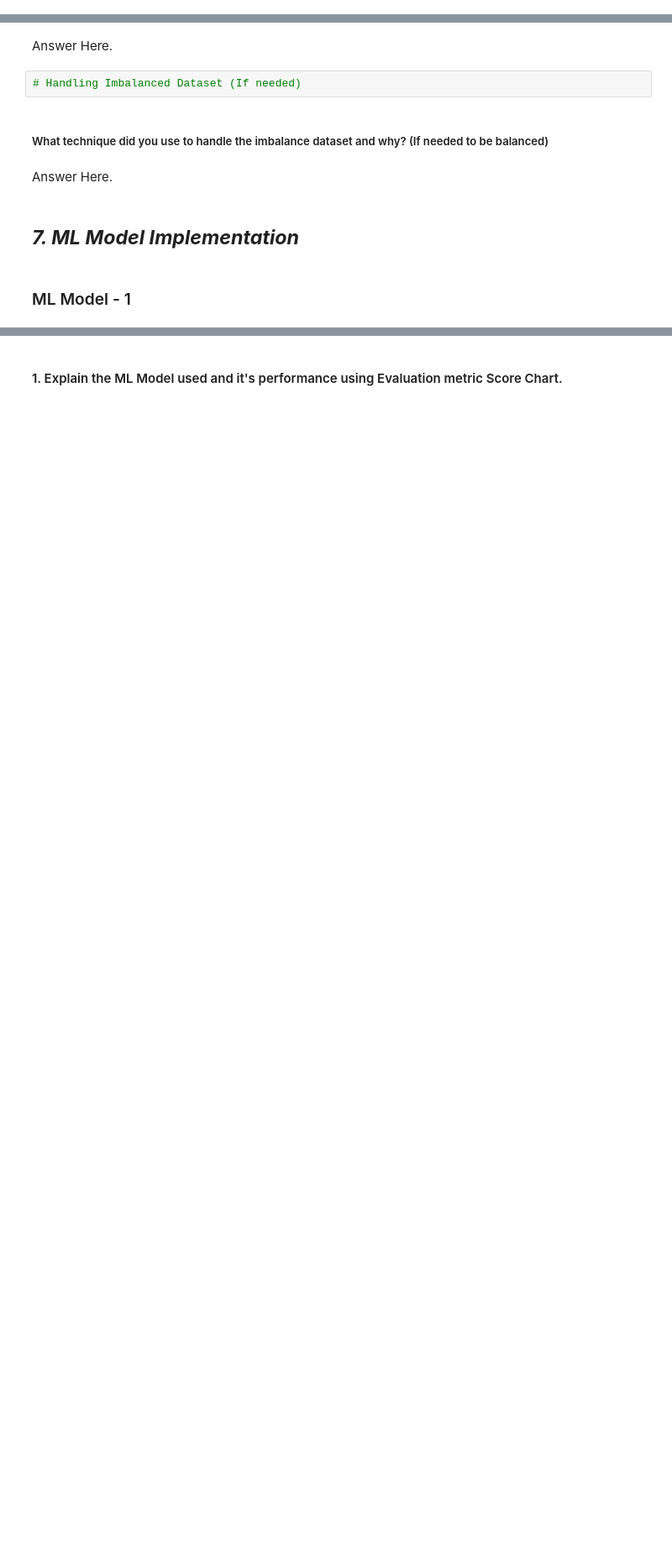
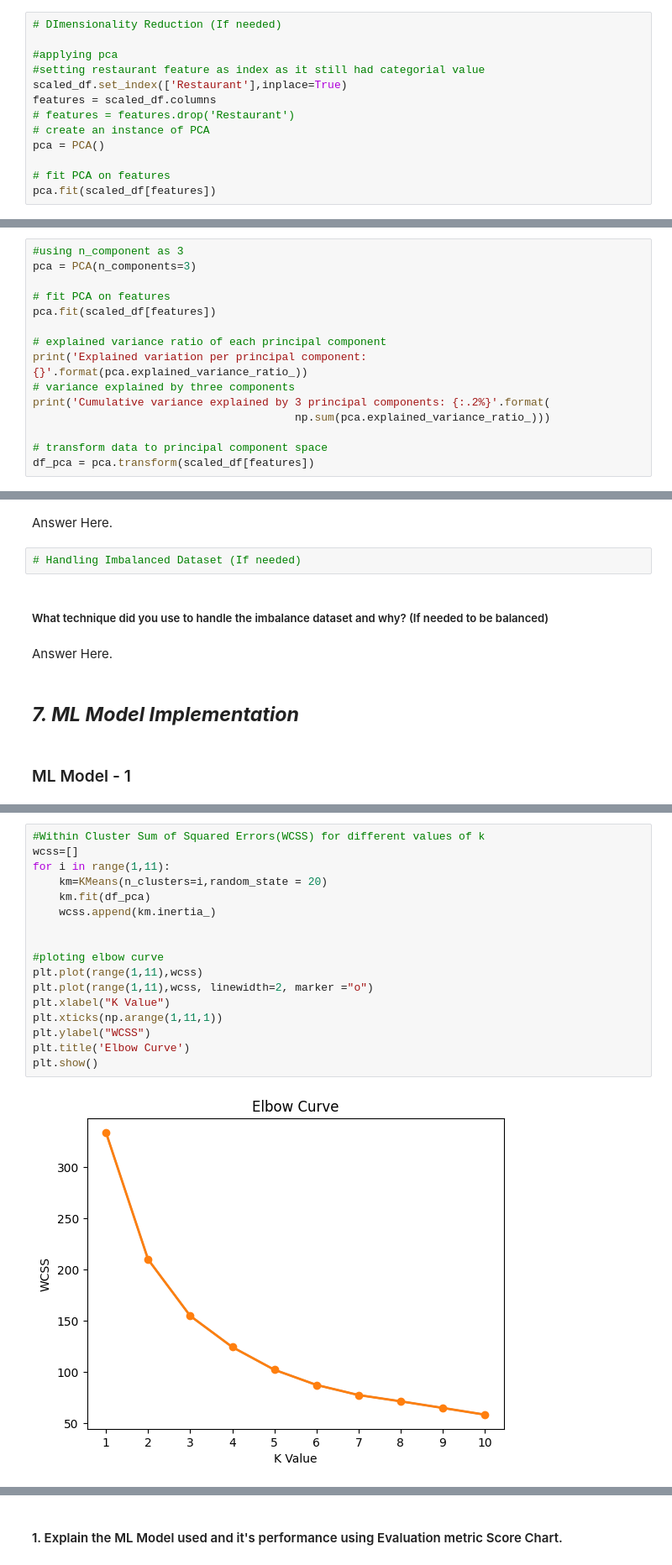
Before and after one commit to ruksz/Zomato-Restaurant---Unsupervised-ML, a Jupyter notebook: Unsupervised_ML_Zomato_Analysis.ipynb, the cells around one changed output, grey strips where cells are left out. Shown at 84% size. Drawn from its saved outputs; the diff is of its cells as text; blank space fills up the shorter version.

```diff
--- a/Unsupervised_ML_Zomato_Analysis.ipynb
+++ b/Unsupervised_ML_Zomato_Analysis.ipynb
@@ -1683,0 +1738,13 @@ Answer Here.
+# %%
+# DImensionality Reduction (If needed)
+
+#applying pca
+#setting restaurant feature as index as it still had categorial value
+scaled_df.set_index(['Restaurant'],inplace=True)
+features = scaled_df.columns
+# features = features.drop('Restaurant')
+# create an instance of PCA
+pca = PCA()
+
+# fit PCA on features
+pca.fit(scaled_df[features])
@@ -1683,0 +1759,15 @@ Answer Here.
+# %%
+#using n_component as 3
+pca = PCA(n_components=3)
+
+# fit PCA on features
+pca.fit(scaled_df[features])
+
+# explained variance ratio of each principal component
+print('Explained variation per principal component: {}'.format(pca.explained_variance_ratio_))
+# variance explained by three components
+print('Cumulative variance explained by 3 principal components: {:.2%}'.format(
+                                        np.sum(pca.explained_variance_ratio_)))
+
+# transform data to principal component space
+df_pca = pca.transform(scaled_df[features])
@@ -1717,0 +1824,19 @@ Answer Here.
+# %%
+#Within Cluster Sum of Squared Errors(WCSS) for different values of k
+wcss=[]
+for i in range(1,11):
+    km=KMeans(n_clusters=i,random_state = 20)
+    km.fit(df_pca)
+    wcss.append(km.inertia_)
+
+
+#ploting elbow curve
+plt.plot(range(1,11),wcss)
+plt.plot(range(1,11),wcss, linewidth=2, marker ="o")
+plt.xlabel("K Value")
+plt.xticks(np.arange(1,11,1))
+plt.ylabel("WCSS")
+plt.title('Elbow Curve')
+plt.show()
+# %% [output]
+[figure, added]
```
Also changed, not shown: parts of 69 cells of this notebook.
